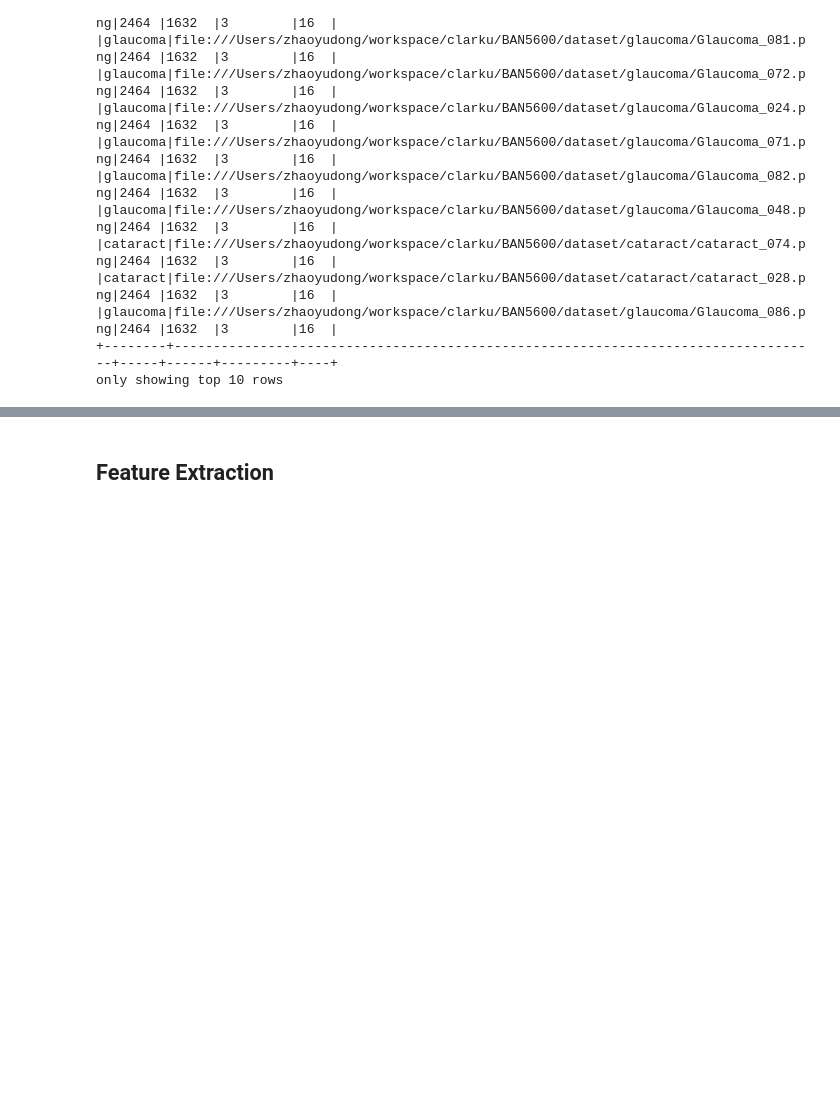
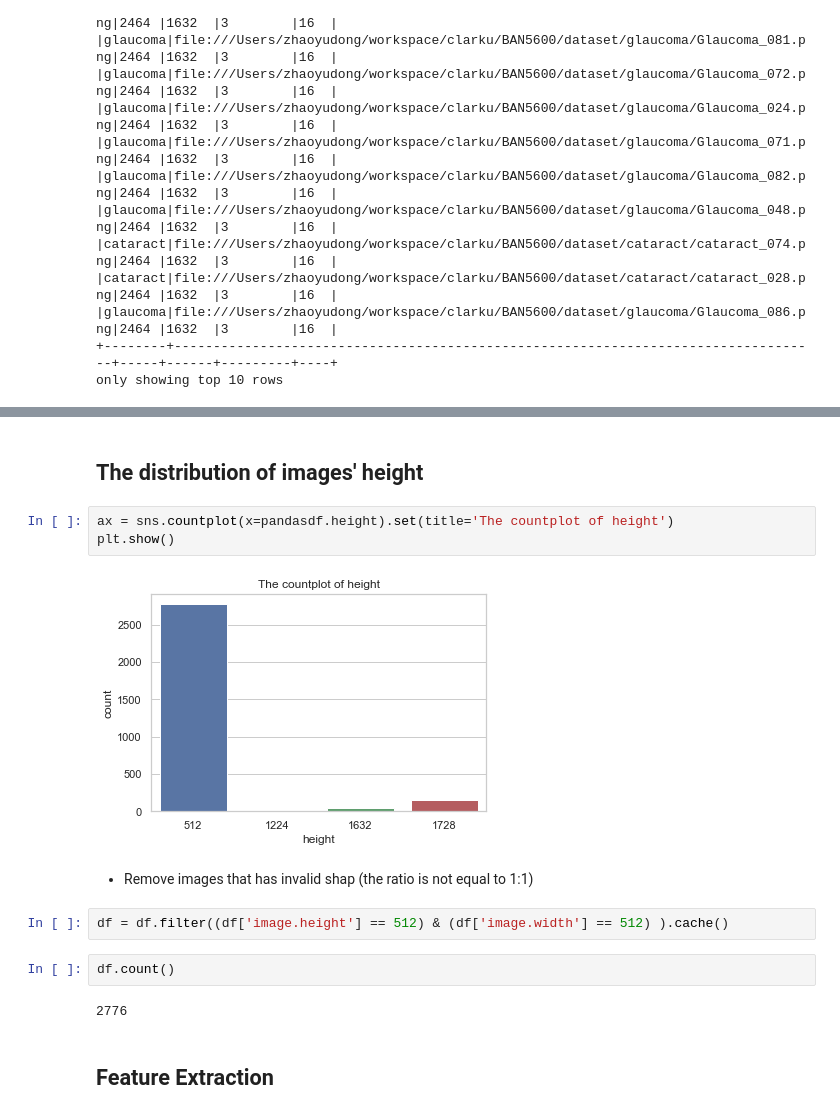
Before and after one commit to zhaoyudong/BAN5600, a Jupyter notebook: eye_diseases_classification.ipynb, the cells around one changed output, grey strips where cells are left out. Cells and saved outputs as stored; diff of their text form; blank space fills up the shorter version.

```diff
--- a/eye_diseases_classification.ipynb
+++ b/eye_diseases_classification.ipynb
@@ -149,3 +242,18 @@ df.select('type', 'image.origin', 'image.width', 'image.height', 'image.nChannel
+# %% [markdown]
+## The distribution of images' height
+# %%
+ax = sns.countplot(x=pandasdf.height).set(title='The countplot of height')
+plt.show()
+# %% [output]
+[figure, added]
+# %% [markdown]
+- Remove images that has invalid shap (the ratio is not equal to 1:1)
+# %%
+df = df.filter((df['image.height'] == 512) & (df['image.width'] == 512) ).cache()
+# %%
+df.count()
+# %% [output]
+2776
 # %% [markdown]
 ## Feature Extraction
 # %%
```
Also changed, not shown: parts of 57 cells of this notebook, 2 other files.
